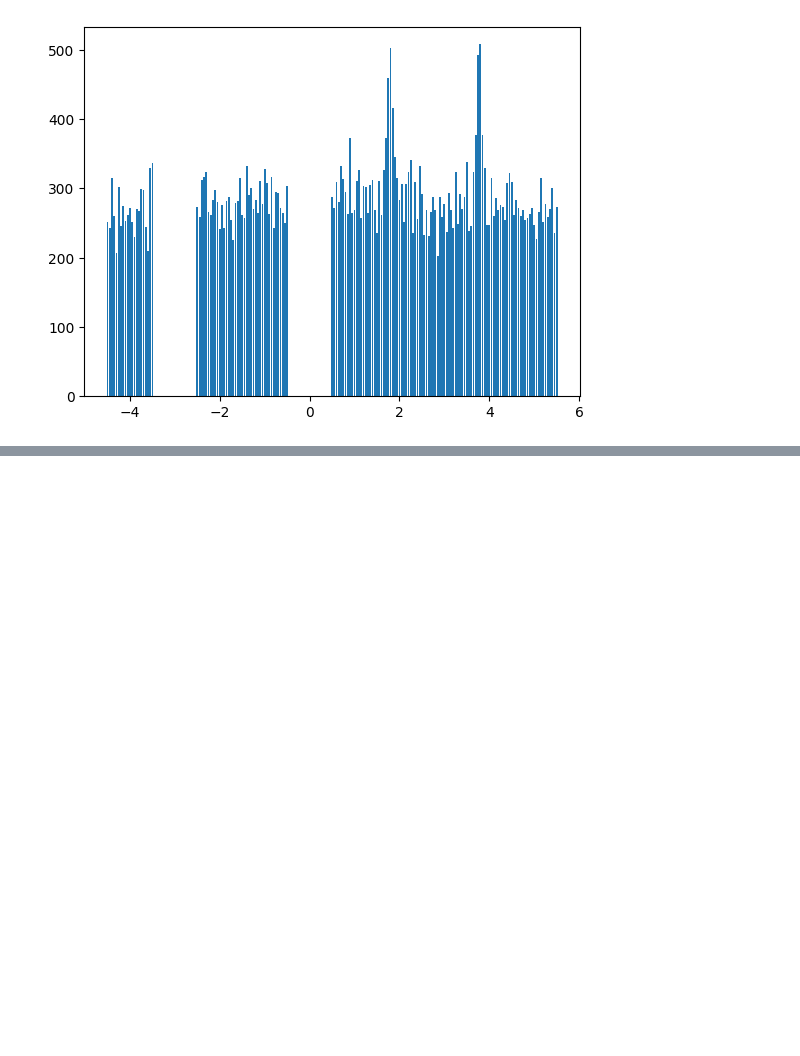
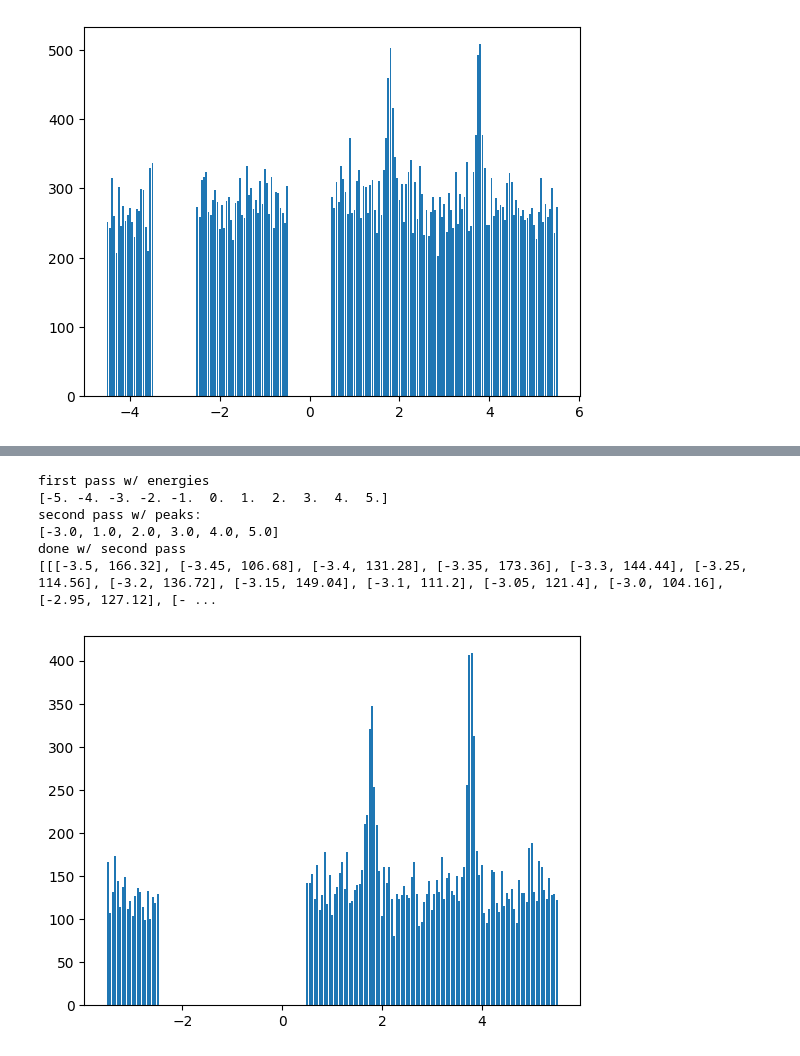
Before and after one commit to constantlyPlanck/2QubitRodeo, a Jupyter notebook: 2Qubit.ipynb, the cells around one changed output, grey strips where cells are left out. Cells and saved outputs as stored; diff of their text form; code cells hidden in the pictures; blank space fills up the shorter version.

```diff
--- a/2Qubit.ipynb
+++ b/2Qubit.ipynb
@@ -435,0 +451,12 @@ done w/ second pass
+# %%
+randomTestJakarta = process_data(search_spectrum(np.linspace(-5, 5, 11), 150, 3, 21, 25, xmod1, zmod1), 1)
+print(randomTestJakarta)
+plot_scans(randomTestJakarta)
+# %% [output]
+first pass w/ energies
+[-5. -4. -3. -2. -1.  0.  1.  2.  3.  4.  5.]
+second pass w/ peaks:
+[-3.0, 1.0, 2.0, 3.0, 4.0, 5.0]
+done w/ second pass
+[[[-3.5, 166.32], [-3.45, 106.68], [-3.4, 131.28], [-3.35, 173.36], [-3.3, 144.44], [-3.25, 114.56], [-3.2, 136.72], [-3.15, 149.04], [-3.1, 111.2], [-3.05, 121.4], [-3.0, 104.16], [-2.95, 127.12], [- ...
+[figure, added]
```
Also changed, not shown: parts of 3 cells of this notebook, 1 other file.
